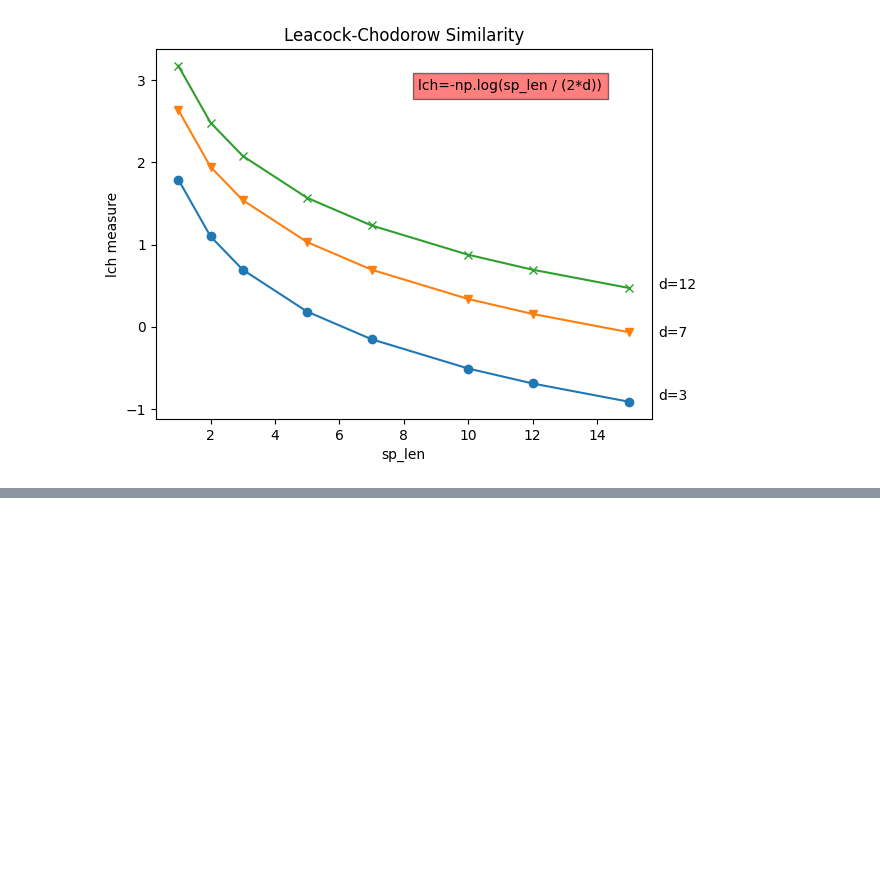
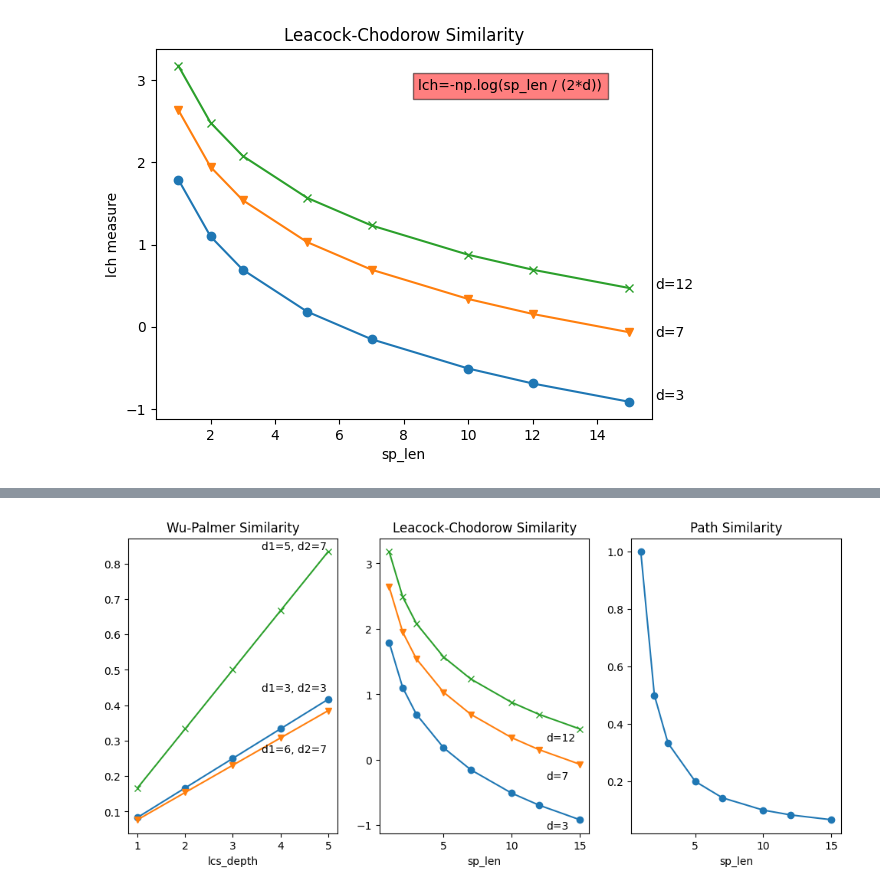
Before and after one commit to nanni00/babeldist, a Jupyter notebook: remote/analysis_measures.ipynb, the cells around one changed output, grey strips where cells are left out. Drawn from its saved outputs; the diff is of its cells as text; code cells hidden in the pictures; blank space fills up the shorter version.

```diff
--- a/remote/analysis_measures.ipynb
+++ b/remote/analysis_measures.ipynb
@@ -67,0 +76,49 @@ plt.show()
+# %%
+fig, ax = plt.subplots(1, 3)
+### WUP
+d1_root, d2_root = [5, 6], 7
+
+wup_measures_1 = [wup(x, d1_root[0], d2_root) for x in [1, 2, 3, 4, 5]]
+wup_measures_2 = [wup(x, d1_root[1], d2_root) for x in [1, 2, 3, 4, 5]]
+wup_measures_3 = [wup(x, 3, 3) for x in [1, 2, 3, 4, 5]]
+
+#ax[0].text(0.1, 0.9, 'wup=lcs_depth / (d1_root + d2_root)',
+#        horizontalalignment='left', verticalalignment='center',
+#        transform=ax.transAxes, bbox=dict(facecolor='red', alpha=0.5))
+ax[0].plot([1, 2, 3, 4, 5], wup_measures_1, marker='o'), fig.text(0.27, 0.85, 'd1=5, d2=7')
+ax[0].plot([1, 2, 3, 4, 5], wup_measures_2, marker='v'), fig.text(0.27, 0.32, 'd1=6, d2=7')
+ax[0].plot([1, 2, 3, 4, 5], wup_measures_3, marker='x'), fig.text(0.27, 0.48, 'd1=3, d2=3')
+ax[0].set(xlabel='lcs_depth', title='Wu-Palmer Similarity')
+
+### LCH
+d = [3, 7, 12]
+sp_len = [1, 2, 3, 5, 7, 10, 12, 15]
+
+lch_1 = [lch(x, d[0]) for x in sp_len]
+lch_2 = [lch(x, d[1]) for x in sp_len]
+lch_3 = [lch(x, d[2]) for x in sp_len]
+
+#ax[1].text(0.9, 0.9, 'lch=-np.log(sp_len / (2*d))',
+#        horizontalalignment='right', verticalalignment='center',
+#        transform=ax.transAxes, bbox=dict(facecolor='red', alpha=0.5))
+ax[1].plot(sp_len, lch_1, marker='o')      , fig.text(0.58, 0.12, 'd=3')
+ax[1].plot(sp_len, lch_2, marker='v')      , fig.text(0.58, 0.25, 'd=7')
+ax[1].plot(sp_len, lch_3, marker='x')      , fig.text(0.58, 0.35, 'd=12')
+ax[1].set(xlabel='sp_len', title='Leacock-Chodorow Similarity')
+
+### PATH
+sp_len = [1, 2, 3, 5, 7, 10, 12, 15]
+path_measure = [path(x) for x in sp_len]
+
+#ax[2].text(0.9, 0.9, 'path=1 / sp_len',
+#        horizontalalignment='right', verticalalignment='center',
+#        transform=ax.transAxes, bbox=dict(facecolor='red', alpha=0.5))
+
+ax[2].plot(sp_len,path_measure, marker='o')
+ax[2].set(xlabel='sp_len', title='Path Similarity')
+
+fig.set_size_inches(12, 5)
+plt.savefig('img/graphics.png', format='png')
+plt.show()
+# %% [output]
+[figure, added]
```
Also changed, not shown: parts of 3 cells of this notebook, 1 other file.
